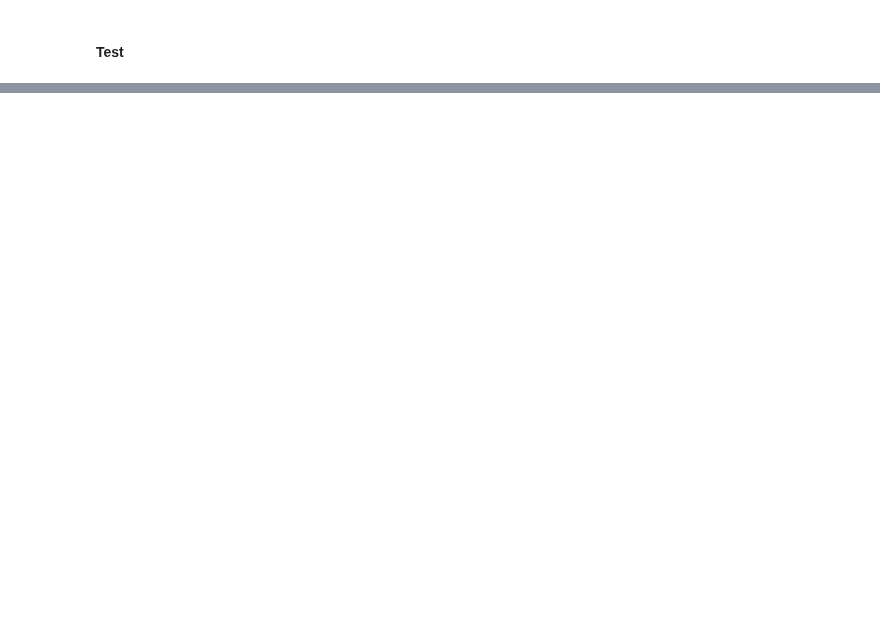
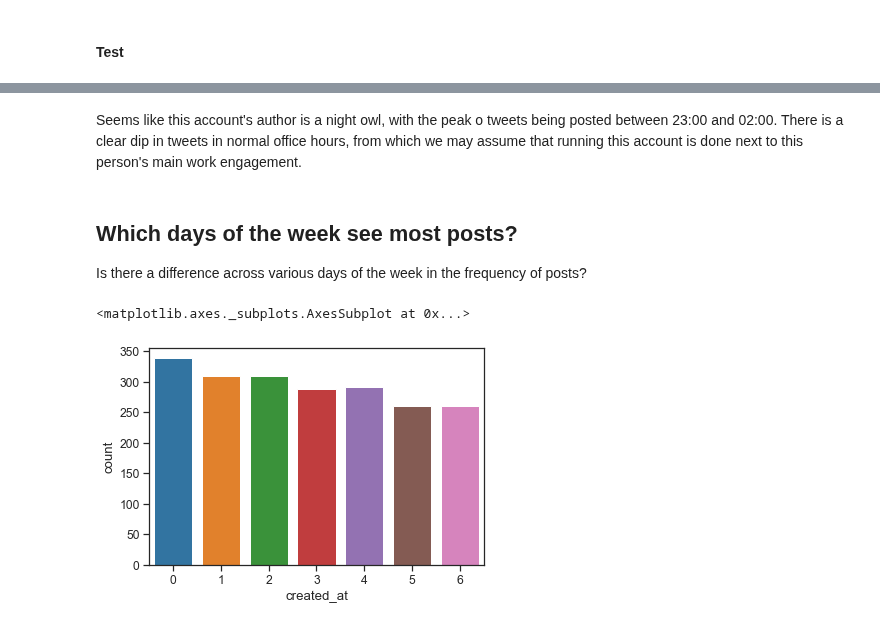
Before and after one commit to s8/twitter_wrangling, a Jupyter notebook: wrangle_act.ipynb, the cells around one changed output, grey strips where cells are left out. Saved outputs shown, nothing was run; the diff lists cells and outputs as text; code cells hidden in the pictures; blank space fills up the shorter version.

```diff
--- a/wrangle_act.ipynb
+++ b/wrangle_act.ipynb
@@ -659,0 +1035,11 @@ len(tweets[(tweet_data_frame['id'] - tweet_data_frame['id_str'].astype(int))!=0]
+# %% [markdown]
+Seems like this account's author is a night owl, with the peak o tweets being posted between 23:00 and 02:00. There is a clear dip in tweets in normal office hours, from which we may assume that running this account is done next to this person's main work engagement.
+# %% [markdown]
+## Which days of the week see most posts?
+
+Is there a difference across various days of the week in the frequency of posts?
+# %%
+sb.countplot(x=wrd.created_at.apply(lambda x: x.weekday()), data=wrd)
+# %% [output]
+<matplotlib.axes._subplots.AxesSubplot at 0x...>
+[figure, added]
```
Also changed, not shown: parts of 213 cells of this notebook, 17 other files.
